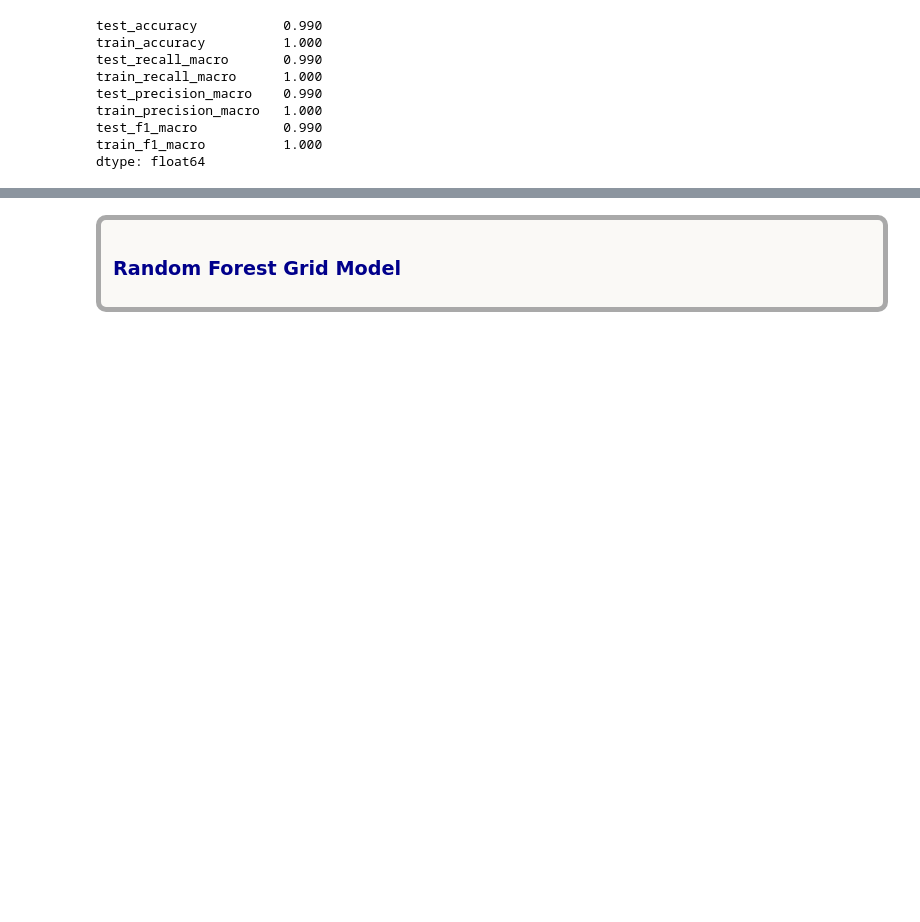
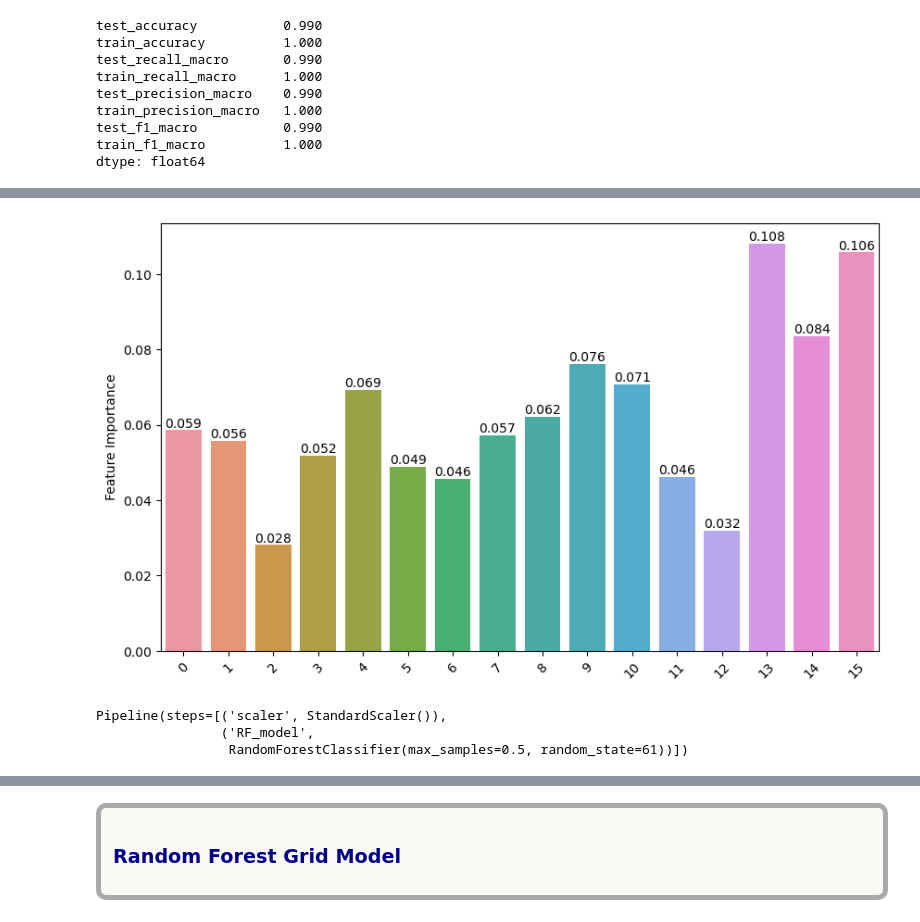
Before and after one commit to ssamiyavuzz/Hand_Written_Digits_Project, a Jupyter notebook: hand_written_digits.ipynb, the cells around one changed output, grey strips where cells are left out. Drawn from its saved outputs; the diff is of its cells as text; code cells hidden in the pictures; blank space fills up the shorter version.

```diff
--- a/hand_written_digits.ipynb
+++ b/hand_written_digits.ipynb
@@ -580,0 +616,6 @@ dtype: float64
+# %%
+df_fi = pd.DataFrame(data = pipe_model["RF_model"].feature_importances_, #index=X.columns
+                              columns = ["Feature Importance"])
+
+df_fi = df_fi.sort_values("Feature Importance", ascending = False)
+df_fi
@@ -580,0 +640,7 @@ dtype: float64
+# %%
+ax =sns.barplot(x = df_fi.index, y = 'Feature Importance', data = df_fi)
+ax.bar_label(ax.containers[0],fmt="%.3f");
+plt.xticks(rotation = 45)
+plt.show();
+# %% [output]
+[figure, added]
@@ -580,0 +667,12 @@ dtype: float64
+# %%
+RF_model = RandomForestClassifier(random_state=42, max_samples=0.5)
+operations = [("scaler", StandardScaler()), ("RF_model", RF_model)]
+
+
+pruned_tree = Pipeline(steps=operations) # pruned_tree = RandomForestClassifier(max_samples=0.5)
+
+pruned_tree.fit(X_train,y_train)
+# %% [output]
+Pipeline(steps=[('scaler', StandardScaler()),
+                ('RF_model',
+                 RandomForestClassifier(max_samples=0.5, random_state=61))])
```
Also changed, not shown: parts of 16 cells of this notebook.
